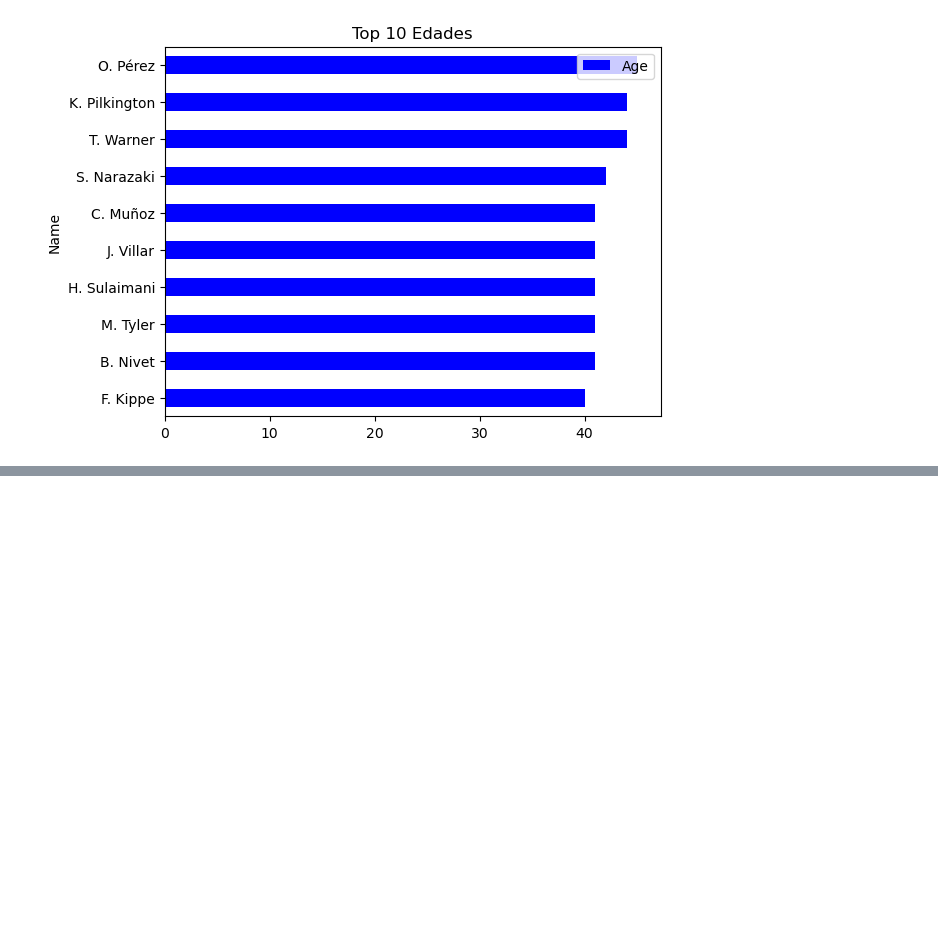
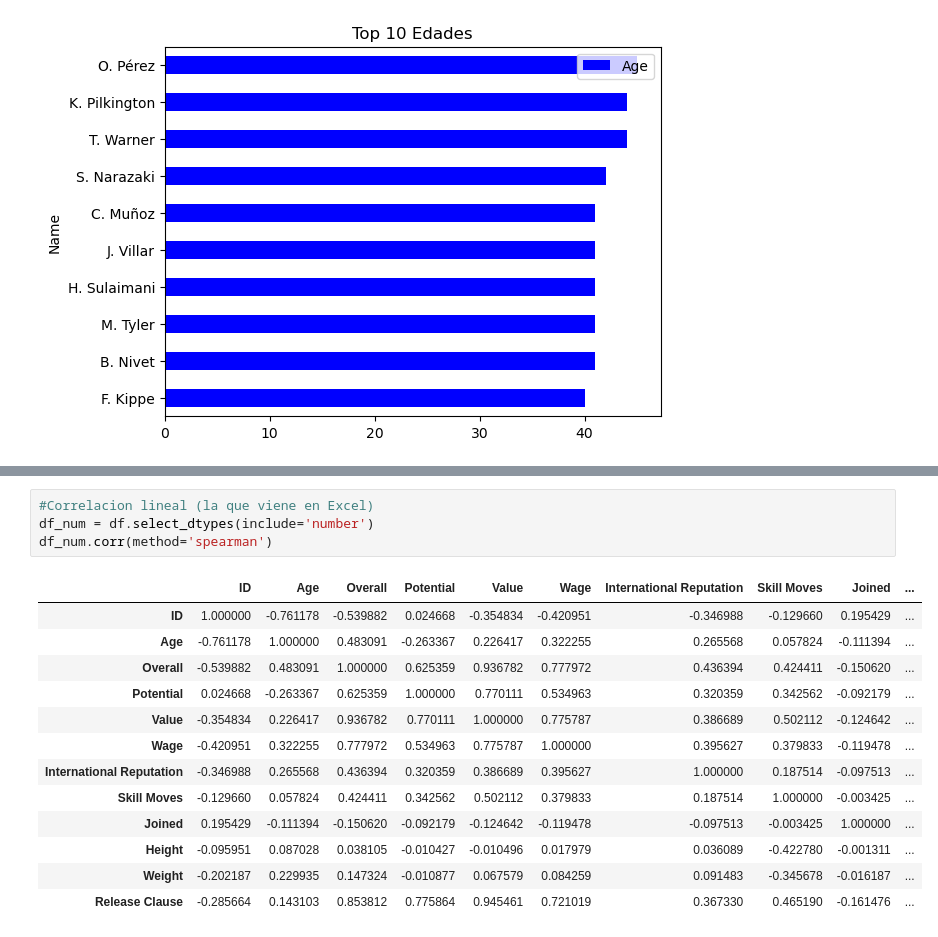
Before and after one commit to albhermo1979/EBACMX, a Jupyter notebook: EBAC/Python avanzado/Numpy/Numpy_1.ipynb, the cells around one changed output, grey strips where cells are left out. Drawn from its saved outputs; the diff is of its cells as text; blank space fills up the shorter version.

```diff
--- a/EBAC/Python avanzado/Numpy/Numpy_1.ipynb
+++ b/EBAC/Python avanzado/Numpy/Numpy_1.ipynb
@@ -224,0 +293,18 @@ ax = x.iloc[::-1].plot.barh( y='Age', x='Name', color='b', title='Top 10 Edades'
+# %%
+#Correlacion lineal (la que viene en Excel)
+df_num = df.select_dtypes(include='number')
+df_num.corr(method='spearman')
+# %% [output]
+|  | ID | Age | Overall | Potential | Value | Wage | International Reputation | Skill Moves | Joined | ... |
+| ID | 1.000000 | -0.761178 | -0.539882 | 0.024668 | -0.354834 | -0.420951 | -0.346988 | -0.129660 | 0.195429 | ... |
+| Age | -0.761178 | 1.000000 | 0.483091 | -0.263367 | 0.226417 | 0.322255 | 0.265568 | 0.057824 | -0.111394 | ... |
+| Overall | -0.539882 | 0.483091 | 1.000000 | 0.625359 | 0.936782 | 0.777972 | 0.436394 | 0.424411 | -0.150620 | ... |
+| Potential | 0.024668 | -0.263367 | 0.625359 | 1.000000 | 0.770111 | 0.534963 | 0.320359 | 0.342562 | -0.092179 | ... |
+| Value | -0.354834 | 0.226417 | 0.936782 | 0.770111 | 1.000000 | 0.775787 | 0.386689 | 0.502112 | -0.124642 | ... |
+| Wage | -0.420951 | 0.322255 | 0.777972 | 0.534963 | 0.775787 | 1.000000 | 0.395627 | 0.379833 | -0.119478 | ... |
+| International Reputation | -0.346988 | 0.265568 | 0.436394 | 0.320359 | 0.386689 | 0.395627 | 1.000000 | 0.187514 | -0.097513 | ... |
+| Skill Moves | -0.129660 | 0.057824 | 0.424411 | 0.342562 | 0.502112 | 0.379833 | 0.187514 | 1.000000 | -0.003425 | ... |
+| Joined | 0.195429 | -0.111394 | -0.150620 | -0.092179 | -0.124642 | -0.119478 | -0.097513 | -0.003425 | 1.000000 | ... |
+| Height | -0.095951 | 0.087028 | 0.038105 | -0.010427 | -0.010496 | 0.017979 | 0.036089 | -0.422780 | -0.001311 | ... |
+| Weight | -0.202187 | 0.229935 | 0.147324 | -0.010877 | 0.067579 | 0.084259 | 0.091483 | -0.345678 | -0.016187 | ... |
+| Release Clause | -0.285664 | 0.143103 | 0.853812 | 0.775864 | 0.945461 | 0.721019 | 0.367330 | 0.465190 | -0.161476 | ... |
```
Also changed, not shown: parts of 5 cells of this notebook.
